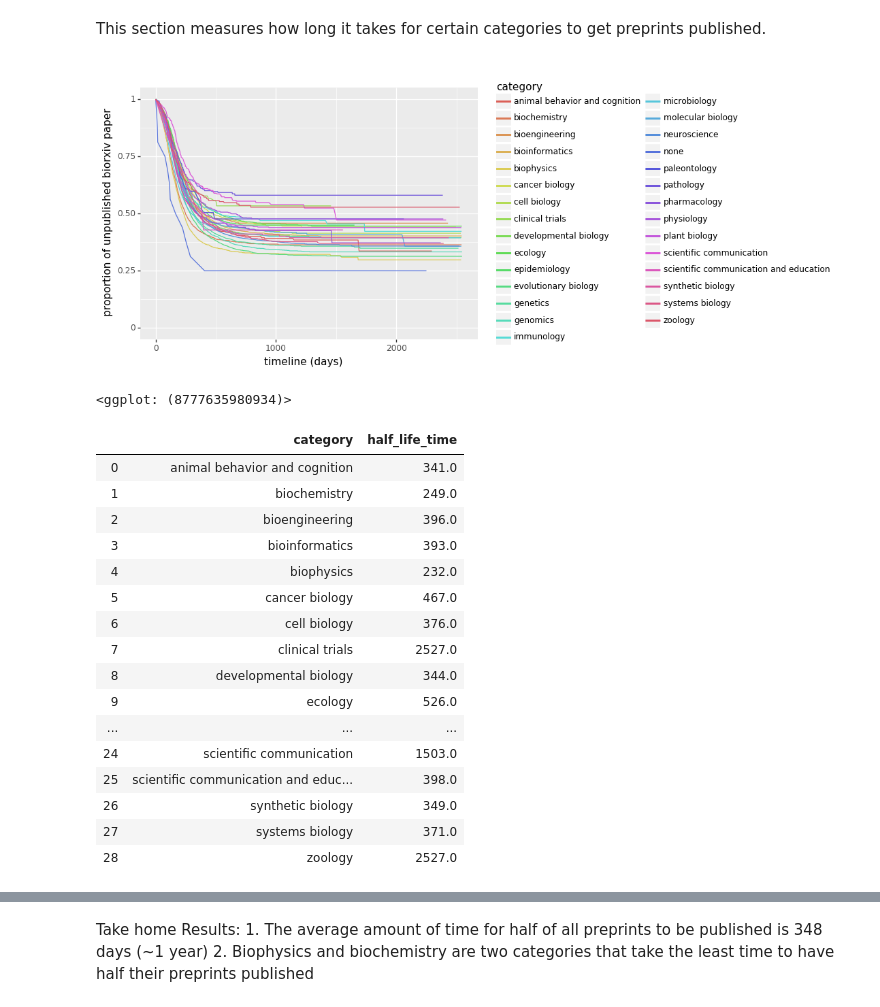
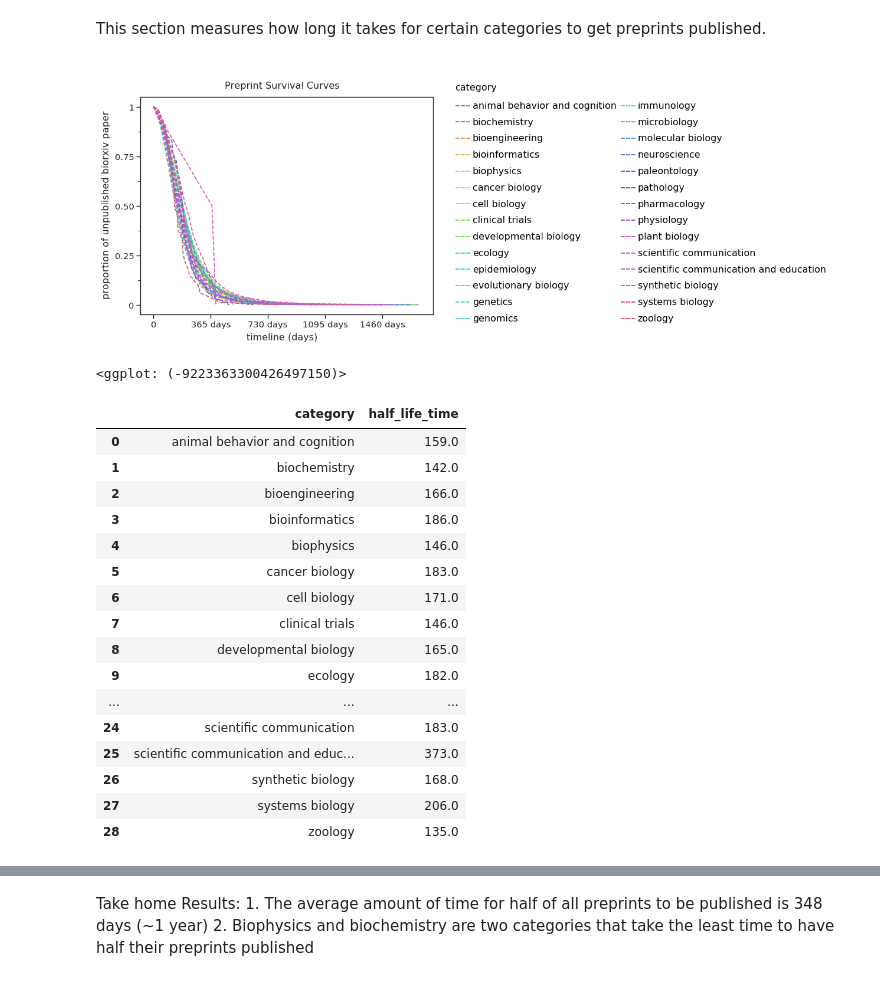
Before and after one commit to greenelab/annorxiver, a Jupyter notebook: biorxiv/time_to_publication/time_to_published_refurbished.ipynb, the cells around one changed output, grey strips where cells are left out. Drawn from its saved outputs; the diff is of its cells as text; code cells hidden in the pictures.

Commit message:
Updated code and figures per PR feedback

```diff
--- a/biorxiv/time_to_publication/time_to_published_refurbished.ipynb
+++ b/biorxiv/time_to_publication/time_to_published_refurbished.ipynb
@@ -90,6 +90,7 @@ preprints_w_published_dates = (
     preprints_w_published_dates[
         preprints_w_published_dates.time_to_published > pd.Timedelta(0)
     ]
+    .dropna()
 )
 print(preprints_w_published_dates.shape)
 preprints_w_published_dates.head()
@@ -173,21 +178,36 @@ for cat, grouped_df in preprints_w_published_dates.groupby("category"):
 # %%
 g = (
     p9.ggplot(
-        entire_preprint_df,
+        entire_preprint_df
+        .assign(timeline=lambda x: pd.to_timedelta(x.timeline, 'D'))
+        .query("category != 'none'"),
         p9.aes(x="timeline", y="KM_estimate", color='category')
     )
-    + p9.geom_line()
+    + p9.geom_line(linetype='dashed', size=0.7)
     + p9.ylim(0,1)
-    + p9.xlim(0,2550)
+    + p9.scale_x_timedelta(labels=timedelta_format('d'))
     + p9.labs(
         x="timeline (days)",
-        y="proportion of unpublished biorxiv paper"
+        y="proportion of unpublished biorxiv paper",
+        title="Preprint Survival Curves"
+    )
+    + p9.theme_seaborn(
+        context='paper',
+        style='white',
+        font_scale=1.2
+    )
+    + p9.theme(
+        axis_ticks_minor_x=p9.element_blank(),
+        #legend_position=(0.5, -0.2),
+        #legend_direction='horizontal'
     )
 )
+g.save("output/preprint_category_survival_curves.svg", dpi=500)
+g.save("output/preprint_category_survival_curves.png", dpi=500)
 print(g)
 # %% [output]
-[figure, old version]
+[figure, new version]
-<ggplot: (8777635980934)>
+<ggplot: (-9223363300426497150)>
 # %%
 category_half_life = (
     pd.DataFrame
@@ -197,22 +217,22 @@ category_half_life = (
 category_half_life
 # %% [output]
 |  | category | half_life_time |
-| 0 | animal behavior and cognition | 341.0 |
-| 1 | biochemistry | 249.0 |
-| 2 | bioengineering | 396.0 |
-| 3 | bioinformatics | 393.0 |
-| 4 | biophysics | 232.0 |
-| 5 | cancer biology | 467.0 |
-| 6 | cell biology | 376.0 |
-| 7 | clinical trials | 2527.0 |
-| 8 | developmental biology | 344.0 |
-| 9 | ecology | 526.0 |
+| 0 | animal behavior and cognition | 159.0 |
+| 1 | biochemistry | 142.0 |
+| 2 | bioengineering | 166.0 |
+| 3 | bioinformatics | 186.0 |
+| 4 | biophysics | 146.0 |
+| 5 | cancer biology | 183.0 |
+| 6 | cell biology | 171.0 |
+| 7 | clinical trials | 146.0 |
+| 8 | developmental biology | 165.0 |
+| 9 | ecology | 182.0 |
 | ... | ... | ... |
-| 24 | scientific communication | 1503.0 |
-| 25 | scientific communication and educ... | 398.0 |
-| 26 | synthetic biology | 349.0 |
-| 27 | systems biology | 371.0 |
-| 28 | zoology | 2527.0 |
+| 24 | scientific communication | 183.0 |
+| 25 | scientific communication and educ... | 373.0 |
+| 26 | synthetic biology | 168.0 |
+| 27 | systems biology | 206.0 |
+| 28 | zoology | 135.0 |
 # %%
 g = (
     p9.ggplot(
```
Also changed, not shown: parts of 6 cells of this notebook, 13 other files.
